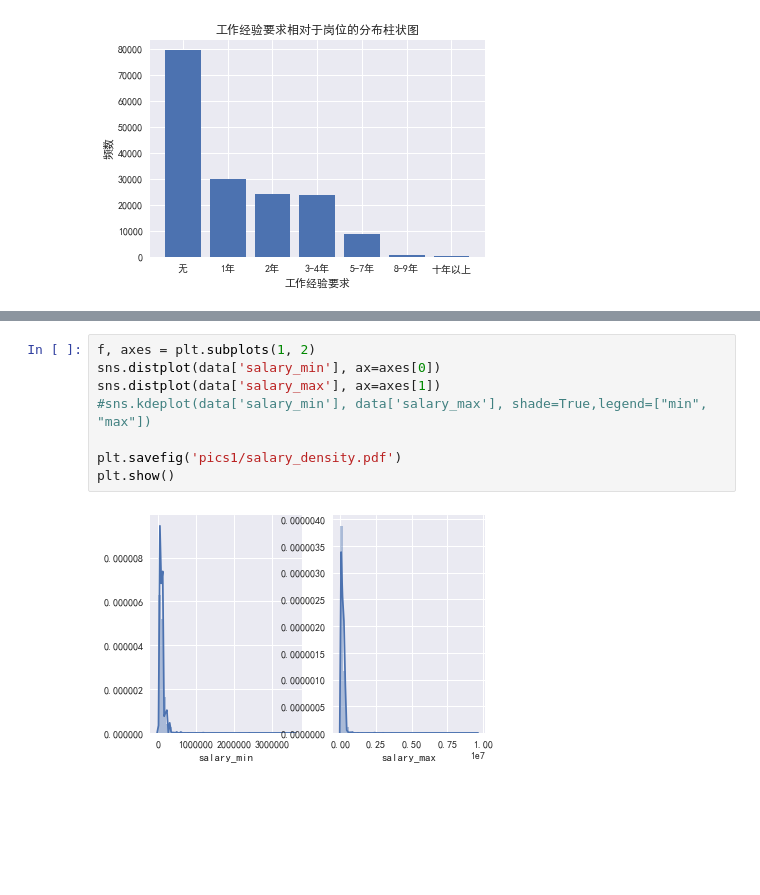
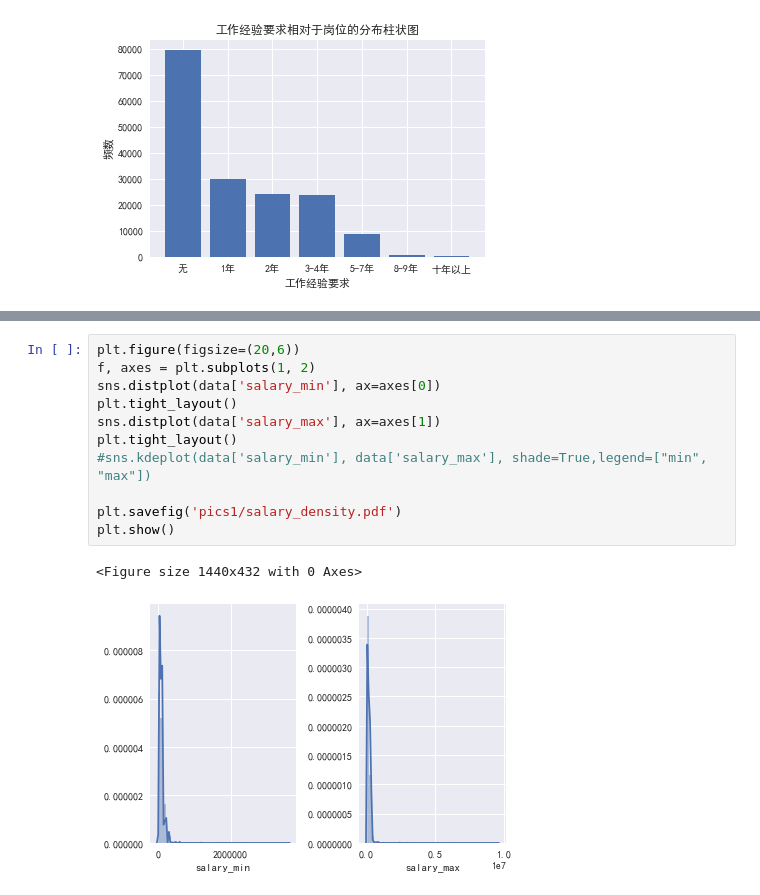
Before and after one commit to wangjksjtu/Data-Mining-51Job, a Jupyter notebook: pics/preprocess.ipynb, the cells around one changed output, grey strips where cells are left out. Saved outputs shown, nothing was run; the diff lists cells and outputs as text; blank space fills up the shorter version.

```diff
--- a/pics/preprocess.ipynb
+++ b/pics/preprocess.ipynb
@@ -157,11 +220,15 @@ plt.show()
 # %%
+plt.figure(figsize=(20,6))
 f, axes = plt.subplots(1, 2)
 sns.distplot(data['salary_min'], ax=axes[0])
+plt.tight_layout()
 sns.distplot(data['salary_max'], ax=axes[1])
+plt.tight_layout()
 #sns.kdeplot(data['salary_min'], data['salary_max'], shade=True,legend=["min", "max"])
 
 plt.savefig('pics1/salary_density.pdf')
 plt.show()
 # %% [output]
+<Figure size 1440x432 with 0 Axes>
-[figure, old version]
+[figure, new version]
 # %%
```
Also changed, not shown: parts of 22 cells of this notebook, 22 other files.
